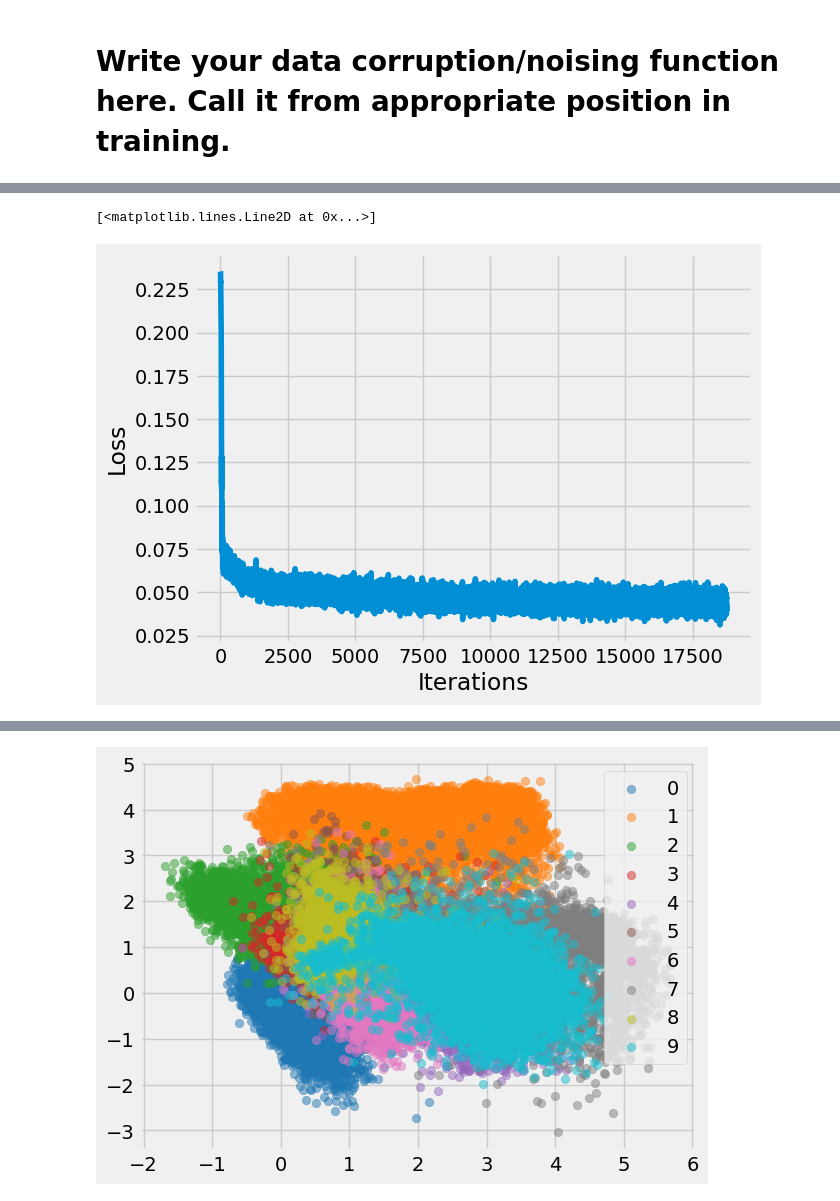
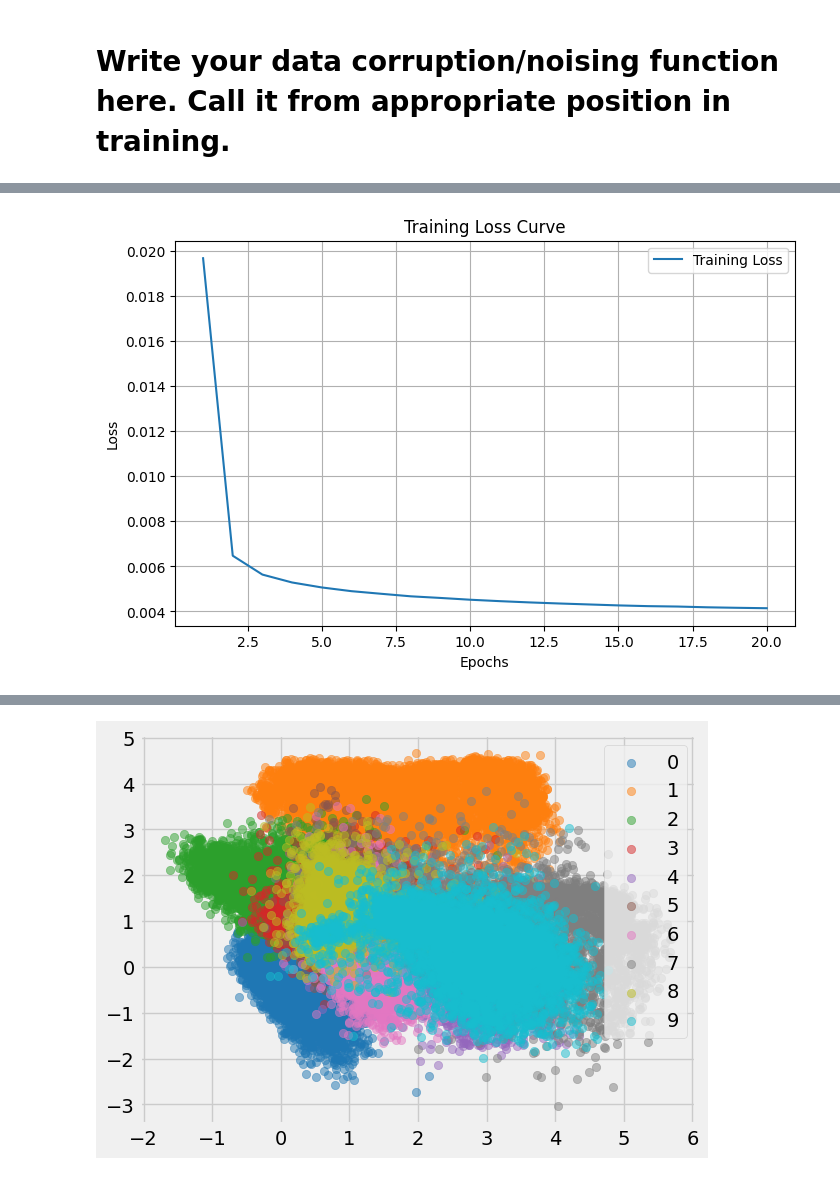
Before and after one commit to SeyyidOS/BLG561e-HW3, a Jupyter notebook: 2- Autoencoders.ipynb, the cells around one changed output, grey strips where cells are left out. Saved outputs shown, nothing was run; the diff lists cells and outputs as text; code cells hidden in the pictures.

```diff
--- a/2- Autoencoders.ipynb
+++ b/2- Autoencoders.ipynb
@@ -137,7 +178,7 @@ loss_function = torch.nn.MSELoss()
 
 # Using an Adam Optimizer with lr = 0.1
 optimizer = torch.optim.Adam(model.parameters(),
-							lr = 1e-4,
+							lr = 5e-4,
 							weight_decay = 1e-5)
 # %%
 def count_parameters(model):
@@ -148,29 +189,26 @@ Parameter count:  200803
 # %%
-epochs = 10
-outputs = []
+epochs = 20
 losses = []
 
 for epoch in range(epochs):
-    print("epoch:", epoch)
     model.train()
-    for (image, _) in loader:
-        image= image.to(DEVICE)
-        # Output of Autoencoder
-        reconstructed, hid = model(image)
+    epoch_loss = 0.0
+    for images, _ in loader:
+        images = images.to(DEVICE)
 
-        # Calculating the loss function
-        loss = loss_function(reconstructed, image)
+        noisy_images = add_salt_and_pepper_noise(images, salt_prob=0.05, pepper_prob=0.05)
 
+        reconstructed, _ = model(noisy_images)
 
-        # The gradients are set to zero,
-        # the gradient is computed and stored.
-        # .step() performs parameter update
+        loss = loss_function(reconstructed, images)
+
         optimizer.zero_grad()
         loss.backward()
         optimizer.step()
 
-        # Storing the losses in a list for plotting
-        losses.append(loss)
-        outputs.append((epochs, image, reconstructed))
-    print('Epoch: %03d/%03d || Loss: %.4f'% (epoch+1, epochs, loss))
+        epoch_loss += loss.item()
+
+    avg_loss = epoch_loss / len(loader)
+    losses.append(avg_loss)
+    print(f"Epoch [{epoch+1}/{epochs}], Loss: {avg_loss:.4f}")
 # %% [output]
@@ -197,11 +235,12 @@ Epoch: 010/010 || Loss: 0.0461
 # %%
-# plot the loss graph
-# Defining the Plot Style
-plt.style.use('fivethirtyeight')
-plt.xlabel('Iterations')
+plt.figure(figsize=(8, 5))
+plt.plot(range(1, epochs + 1), losses, label='Training Loss')
+plt.xlabel('Epochs')
 plt.ylabel('Loss')
-plt.plot([t.detach().cpu() for t in losses])
+plt.title('Training Loss Curve')
+plt.legend()
+plt.grid()
+plt.show()
 # %% [output]
-[<matplotlib.lines.Line2D at 0x...>]
-[figure, old version]
+[figure, new version]
 # %%
```
Also changed, not shown: parts of 16 cells of this notebook.
